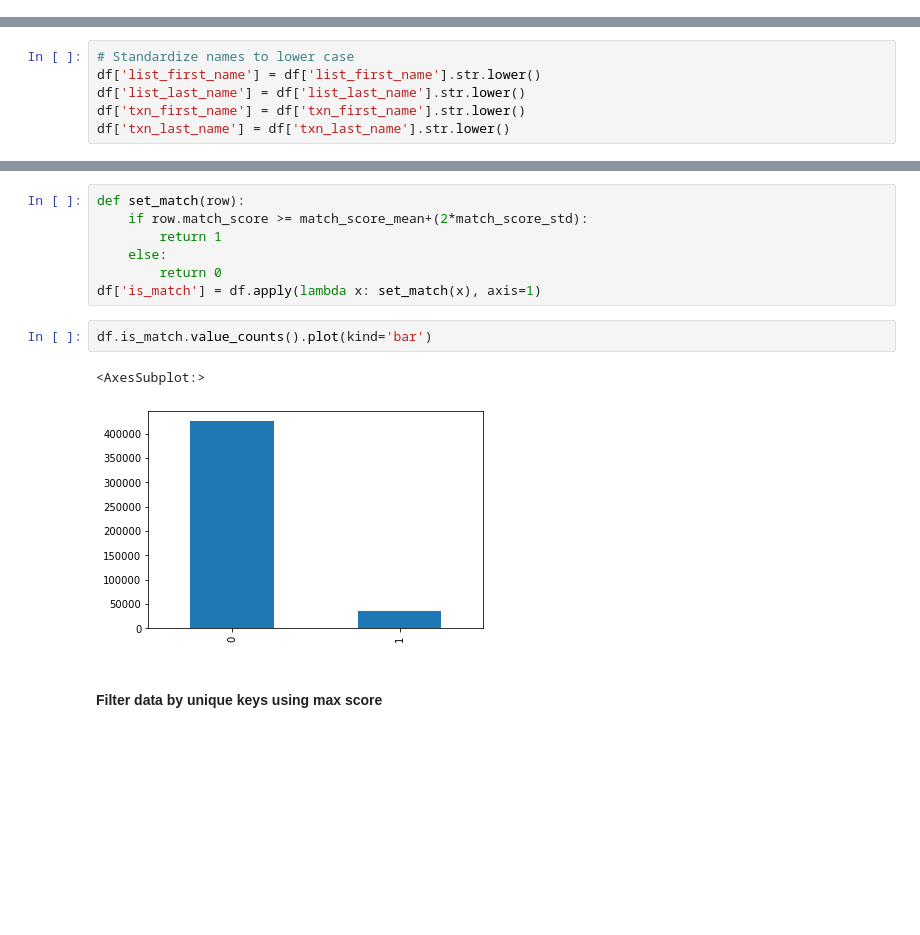
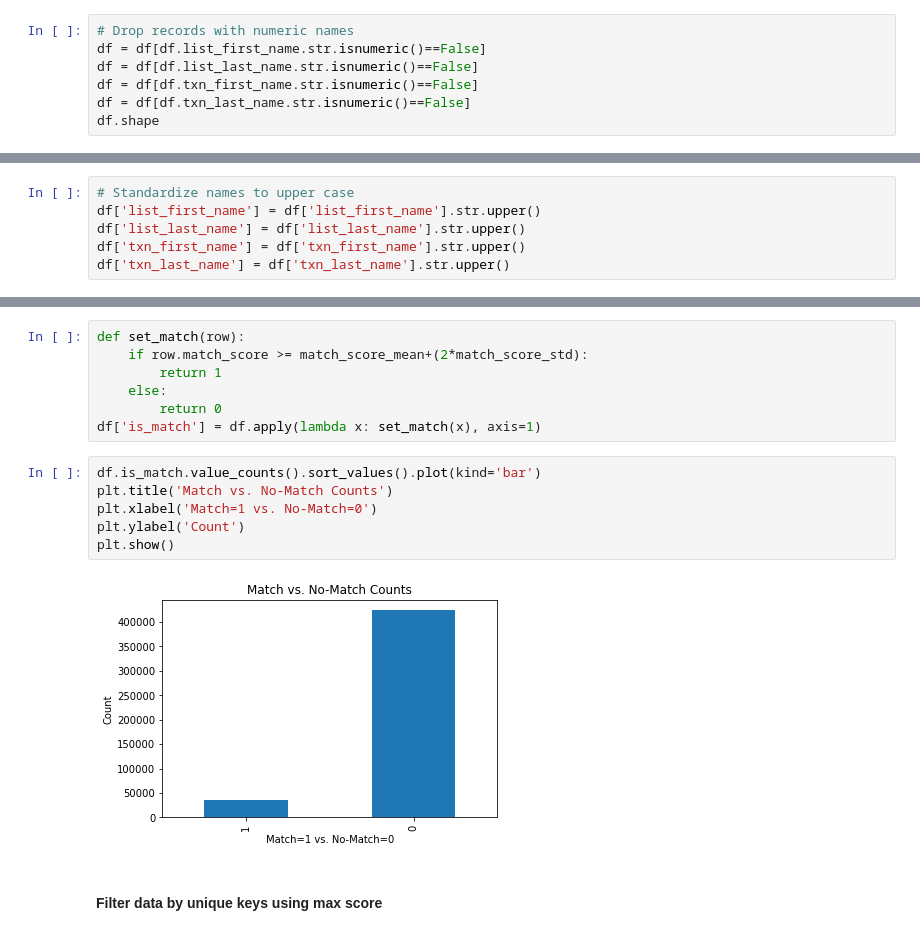
Before and after one commit to mkars01/fuzzy-name-matcher, a Jupyter notebook: notebooks/01_Data_Wrangling.ipynb, the cells around one changed output, grey strips where cells are left out. Drawn from its saved outputs; the diff is of its cells as text; blank space fills up the shorter version.

```diff
--- a/notebooks/01_Data_Wrangling.ipynb
+++ b/notebooks/01_Data_Wrangling.ipynb
@@ -72,0 +84,7 @@ plt.show()
+# %%
+# Drop records with numeric names
+df = df[df.list_first_name.str.isnumeric()==False]
+df = df[df.list_last_name.str.isnumeric()==False]
+df = df[df.txn_first_name.str.isnumeric()==False]
+df = df[df.txn_last_name.str.isnumeric()==False]
+df.shape
@@ -73,9 +93,9 @@ plt.show()
 # %%
-# Standardize names to lower case
-df['list_first_name'] = df['list_first_name'].str.lower()
-df['list_last_name'] = df['list_last_name'].str.lower()
-df['txn_first_name'] = df['txn_first_name'].str.lower()
-df['txn_last_name'] = df['txn_last_name'].str.lower()
+# Standardize names to upper case
+df['list_first_name'] = df['list_first_name'].str.upper()
+df['list_last_name'] = df['list_last_name'].str.upper()
+df['txn_first_name'] = df['txn_first_name'].str.upper()
+df['txn_last_name'] = df['txn_last_name'].str.upper()
 # %% [markdown]
 #### Identify bad input records where names are completely different
 # %%
@@ -111,10 +131,13 @@ def set_match(row):
         return 0
 df['is_match'] = df.apply(lambda x: set_match(x), axis=1)
 # %%
-df.is_match.value_counts().plot(kind='bar')
+df.is_match.value_counts().sort_values().plot(kind='bar')
+plt.title('Match vs. No-Match Counts')
+plt.xlabel('Match=1 vs. No-Match=0')
+plt.ylabel('Count')
+plt.show()
 # %% [output]
-<AxesSubplot:>
-[figure, old version]
+[figure, new version]
 # %% [markdown]
 #### Filter data by unique keys using max score
 # %%
```
Also changed, not shown: parts of 12 cells of this notebook, 2 other files.
